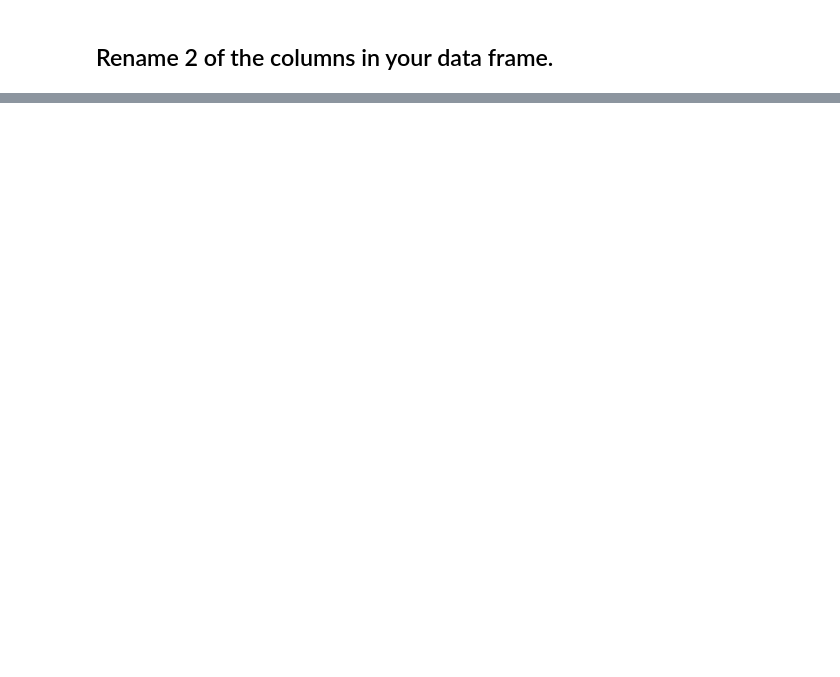
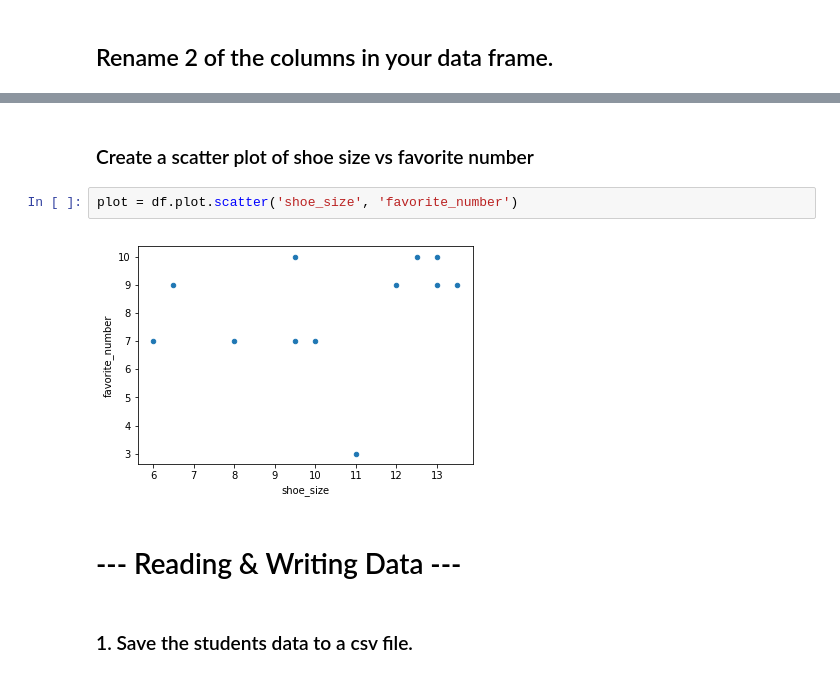
Before and after one commit to ecdedios/python-exercises, a Jupyter notebook: pandas_mini_exercises.ipynb, the cells around one changed output, grey strips where cells are left out. Saved outputs shown, nothing was run; the diff lists cells and outputs as text; blank space fills up the shorter version.

```diff
--- a/pandas_mini_exercises.ipynb
+++ b/pandas_mini_exercises.ipynb
@@ -68,0 +299,10 @@ df[df.shoe_size < df.shoe_size.quantile(.25)]
+# %% [markdown]
+### Create a scatter plot of shoe size vs favorite number
+# %%
+plot = df.plot.scatter('shoe_size', 'favorite_number')
+# %% [output]
+[figure, added]
+# %% [markdown]
+# --- Reading & Writing Data ---
+# %% [markdown]
+### 1. Save the students data to a csv file.
```
Also changed, not shown: parts of 55 cells of this notebook, 3 other files.
